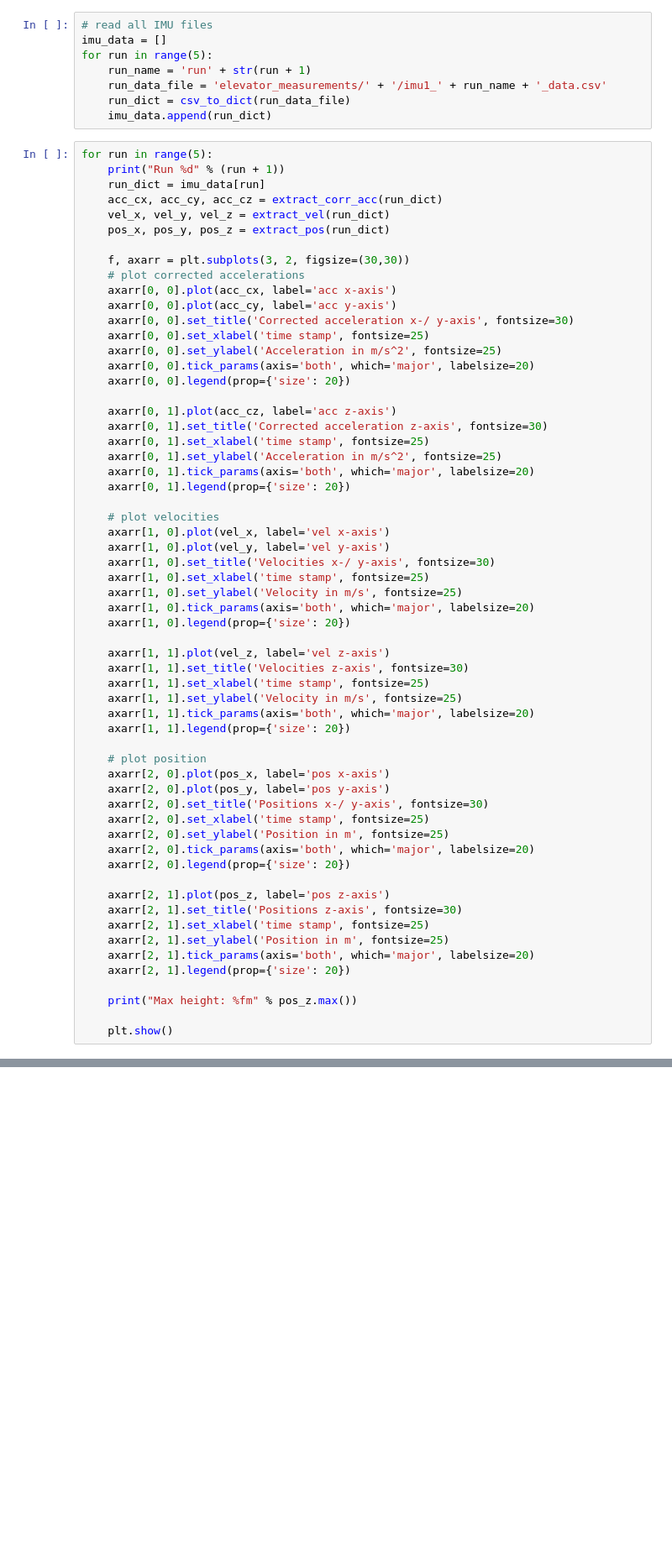
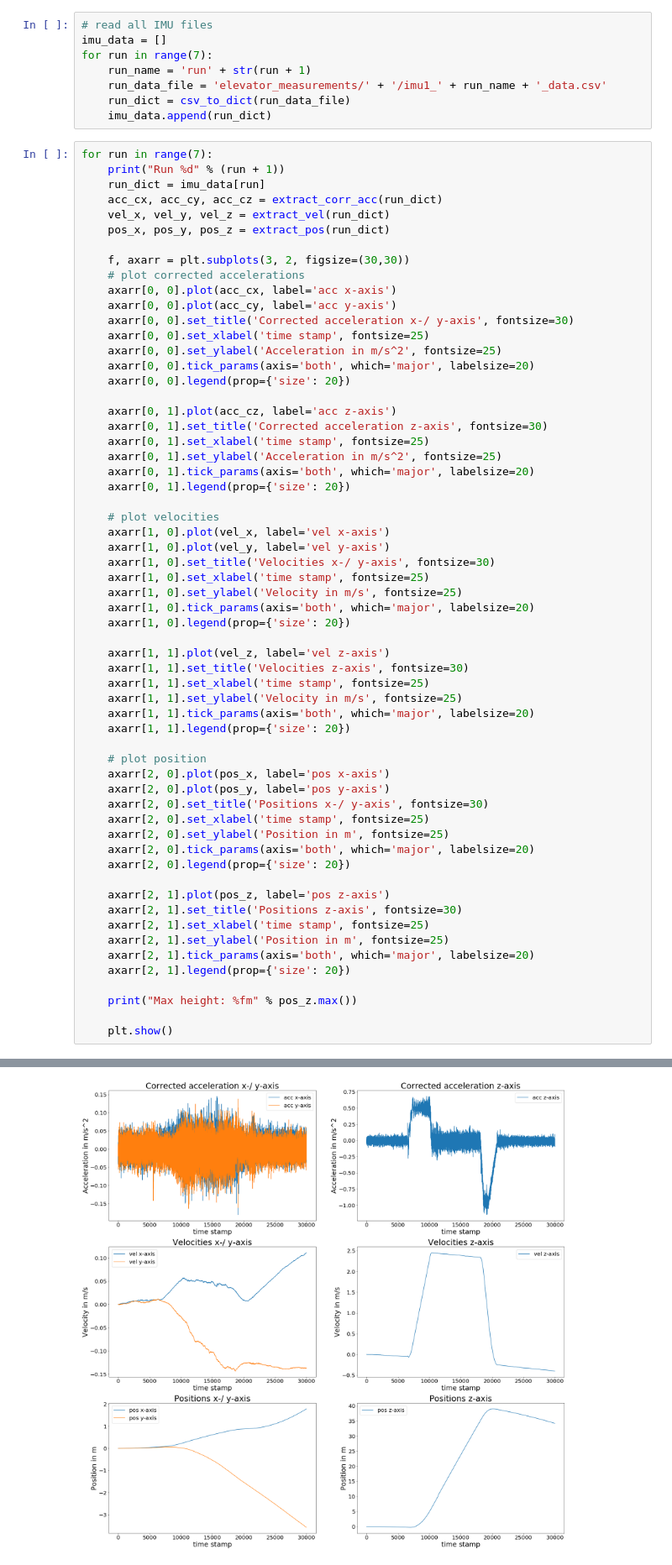
Before and after one commit to Hyp-ed/navigation-test-2019, a Jupyter notebook: IMU_experiments/imu_data/IMU_data_elevator.ipynb, the cells around one changed output, grey strips where cells are left out. Shown at 84% size. Saved outputs shown, nothing was run; the diff lists cells and outputs as text; blank space fills up the shorter version.

Commit message:
elevator data plots for 6th and 7th run added

```diff
--- a/IMU_experiments/imu_data/IMU_data_elevator.ipynb
+++ b/IMU_experiments/imu_data/IMU_data_elevator.ipynb
@@ -85,13 +85,13 @@ def extract_pos(d):
 # %%
 # read all IMU files
 imu_data = []
-for run in range(5):
+for run in range(7):
     run_name = 'run' + str(run + 1)
     run_data_file = 'elevator_measurements/' + '/imu1_' + run_name + '_data.csv'
     run_dict = csv_to_dict(run_data_file)
     imu_data.append(run_dict)
 # %%
-for run in range(5):
+for run in range(7):
     print("Run %d" % (run + 1))
     run_dict = imu_data[run]
     acc_cx, acc_cy, acc_cz = extract_corr_acc(run_dict)
@@ -168,0 +171 @@ Max height: 41.241699m
+[figure, added]
```
Also changed, not shown: parts of 1 cell of this notebook.
